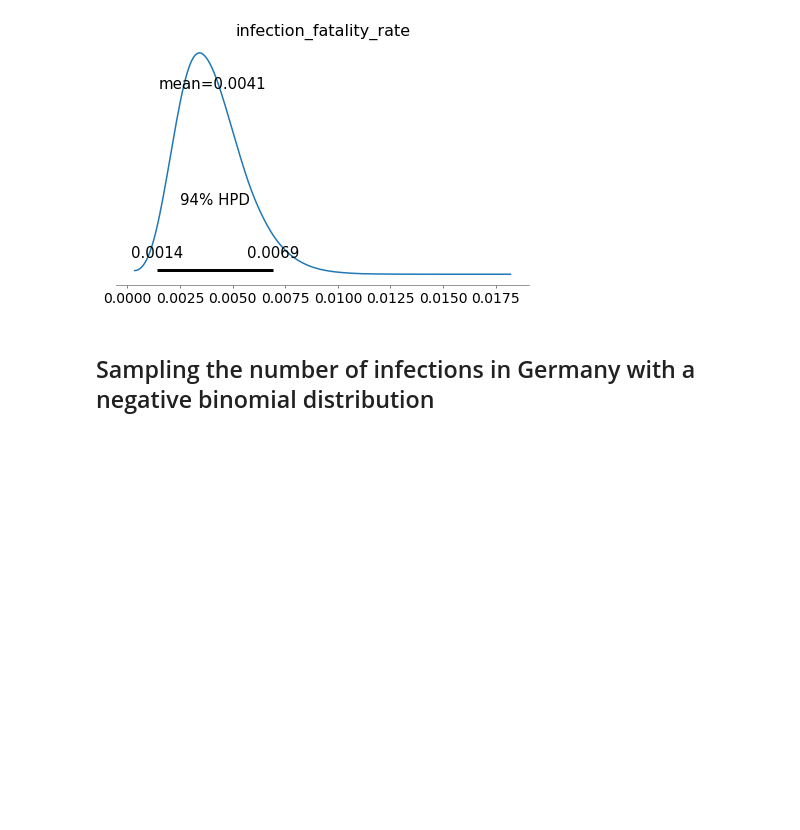
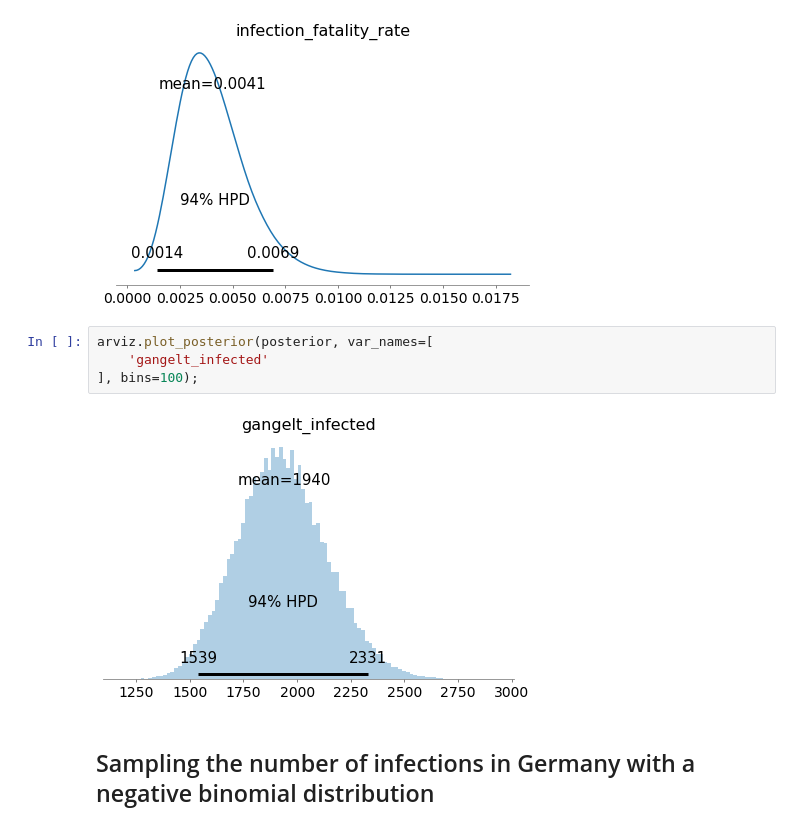
Before and after one commit to matthias-k/analysis-heinsberg-study, a Jupyter notebook: Heinsberg-Study-Model1-Germany-as-NegBinomial.ipynb, the cells around one changed output. Drawn from its saved outputs; the diff is of its cells as text; blank space fills up the shorter version.

```diff
--- a/Heinsberg-Study-Model1-Germany-as-NegBinomial.ipynb
+++ b/Heinsberg-Study-Model1-Germany-as-NegBinomial.ipynb
@@ -122,6 +122,12 @@ arviz.plot_posterior(posterior, var_names=[
 ], bins=100);
 # %% [output]
 [figure]
+# %%
+arviz.plot_posterior(posterior, var_names=[
+    'gangelt_infected'
+], bins=100);
+# %% [output]
+[figure, added]
 # %% [markdown]
 ## Sampling the number of infections in Germany with a negative binomial distribution
 # %%
```
Also changed, not shown: parts of 13 cells of this notebook, 1 other file.
